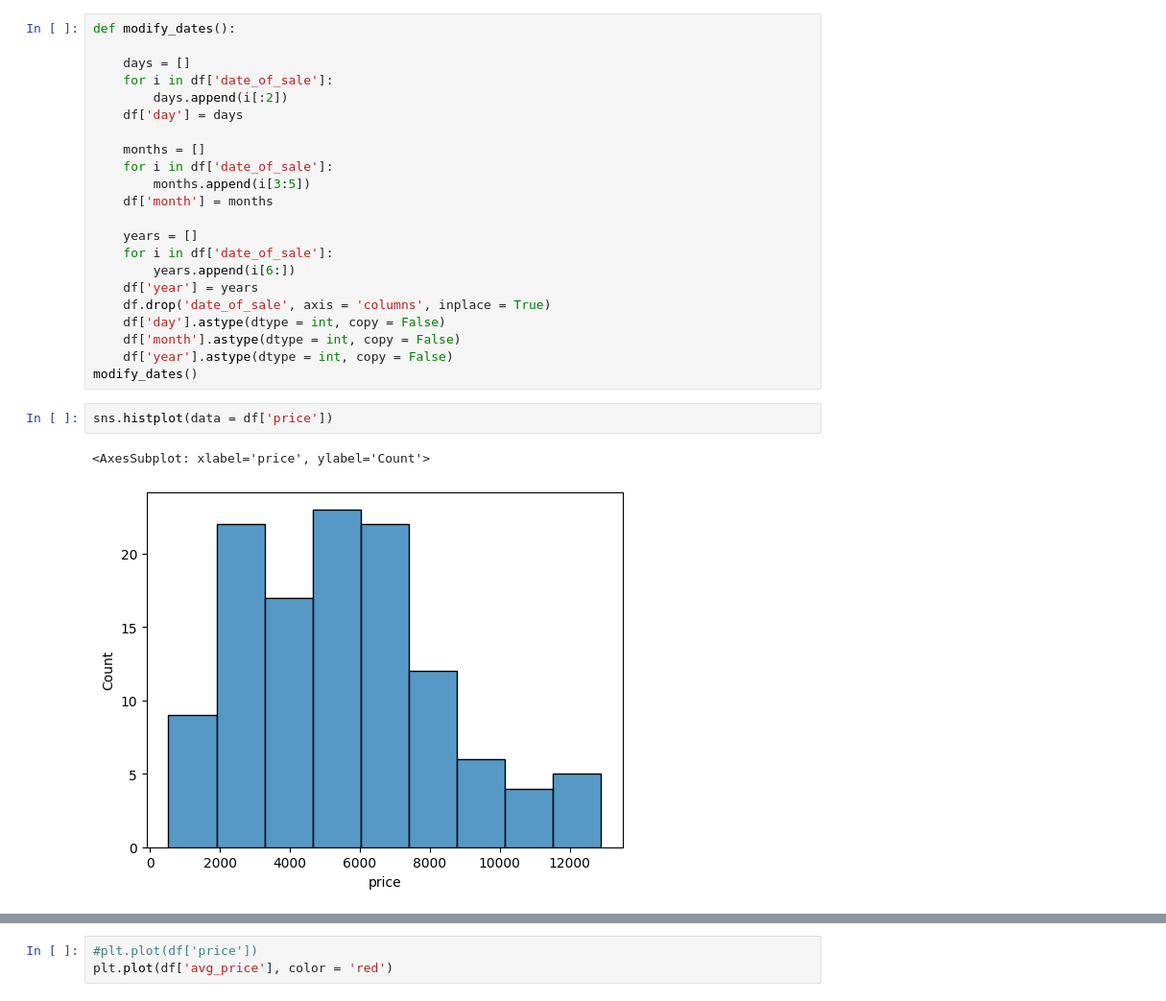
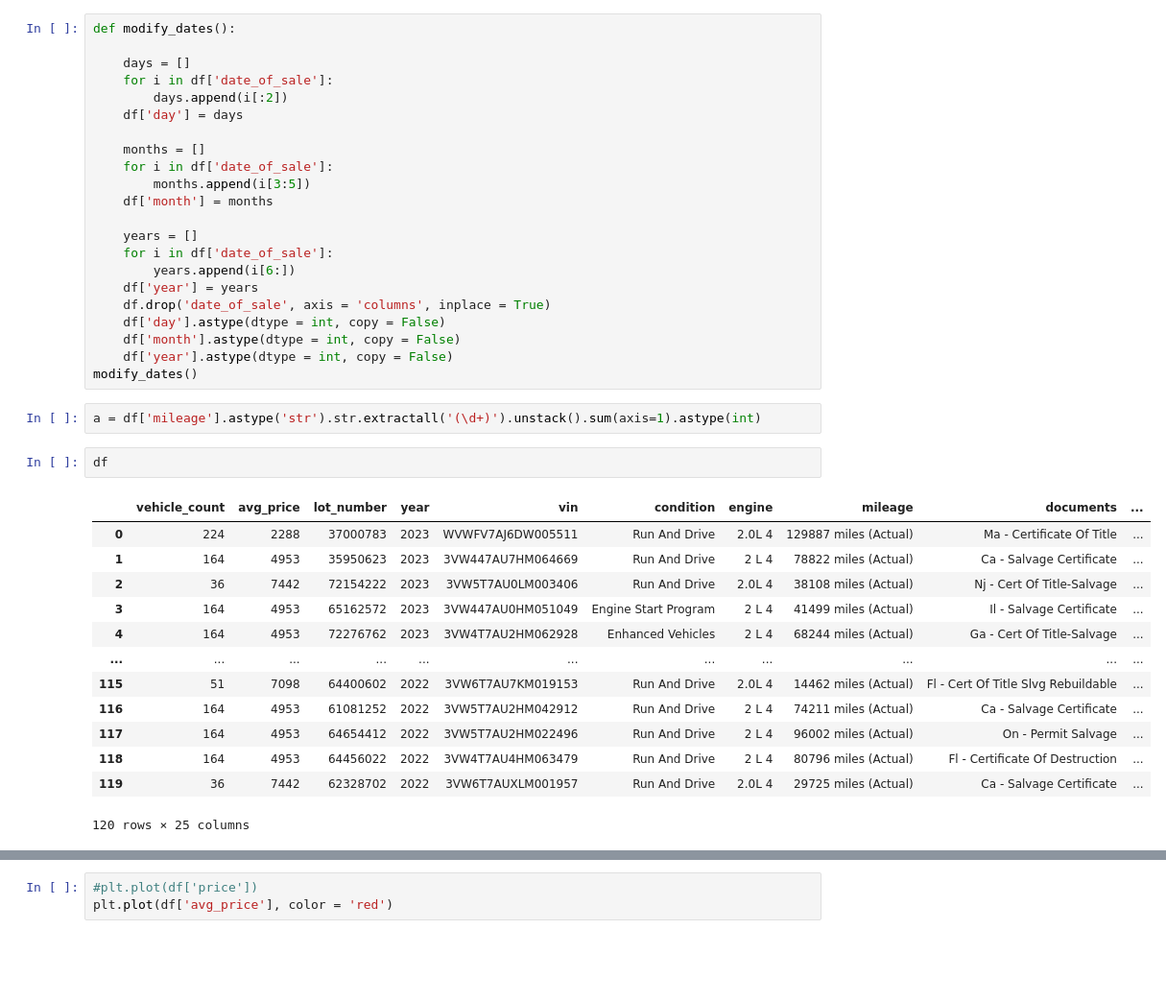
Before and after one commit to areg-hovakimyan/car_scraping_project, a Jupyter notebook: statistics.ipynb, the cells around one changed output, grey strips where cells are left out. Shown at 96% size. Cells and saved outputs as stored; diff of their text form; blank space fills up the shorter version.

```diff
--- a/statistics.ipynb
+++ b/statistics.ipynb
@@ -33,11 +34,24 @@ def modify_dates():
     df['month'].astype(dtype = int, copy = False)
     df['year'].astype(dtype = int, copy = False)
 modify_dates()
-# %%
-sns.histplot(data = df['price'])
-# %% [output]
-<AxesSubplot: xlabel='price', ylabel='Count'>
-[figure, removed]
+# %%
+a = df['mileage'].astype('str').str.extractall('(\d+)').unstack().sum(axis=1).astype(int)
+# %%
+df
+# %% [output]
+|  | vehicle_count | avg_price | lot_number | year | vin | condition | engine | mileage | documents | ... |
+| 0 | 224 | 2288 | 37000783 | 2023 | WVWFV7AJ6DW005511 | Run And Drive | 2.0L 4 | 129887 miles (Actual) | Ma - Certificate Of Title | ... |
+| 1 | 164 | 4953 | 35950623 | 2023 | 3VW447AU7HM064669 | Run And Drive | 2 L 4 | 78822 miles (Actual) | Ca - Salvage Certificate | ... |
+| 2 | 36 | 7442 | 72154222 | 2023 | 3VW5T7AU0LM003406 | Run And Drive | 2.0L 4 | 38108 miles (Actual) | Nj - Cert Of Title-Salvage | ... |
+| 3 | 164 | 4953 | 65162572 | 2023 | 3VW447AU0HM051049 | Engine Start Program | 2 L 4 | 41499 miles (Actual) | Il - Salvage Certificate | ... |
+| 4 | 164 | 4953 | 72276762 | 2023 | 3VW4T7AU2HM062928 | Enhanced Vehicles | 2 L 4 | 68244 miles (Actual) | Ga - Cert Of Title-Salvage | ... |
+| ... | ... | ... | ... | ... | ... | ... | ... | ... | ... | ... |
+| 115 | 51 | 7098 | 64400602 | 2022 | 3VW6T7AU7KM019153 | Run And Drive | 2.0L 4 | 14462 miles (Actual) | Fl - Cert Of Title Slvg Rebuildable | ... |
+| 116 | 164 | 4953 | 61081252 | 2022 | 3VW5T7AU2HM042912 | Run And Drive | 2 L 4 | 74211 miles (Actual) | Ca - Salvage Certificate | ... |
+| 117 | 164 | 4953 | 64654412 | 2022 | 3VW5T7AU2HM022496 | Run And Drive | 2 L 4 | 96002 miles (Actual) | On - Permit Salvage | ... |
+| 118 | 164 | 4953 | 64456022 | 2022 | 3VW4T7AU4HM063479 | Run And Drive | 2 L 4 | 80796 miles (Actual) | Fl - Certificate Of Destruction | ... |
+| 119 | 36 | 7442 | 62328702 | 2022 | 3VW6T7AUXLM001957 | Run And Drive | 2.0L 4 | 29725 miles (Actual) | Ca - Salvage Certificate | ... |
+120 rows × 25 columns
 # %%
 barwidth = 0.25
 
```
Also changed, not shown: parts of 2 cells of this notebook, 1 other file.
